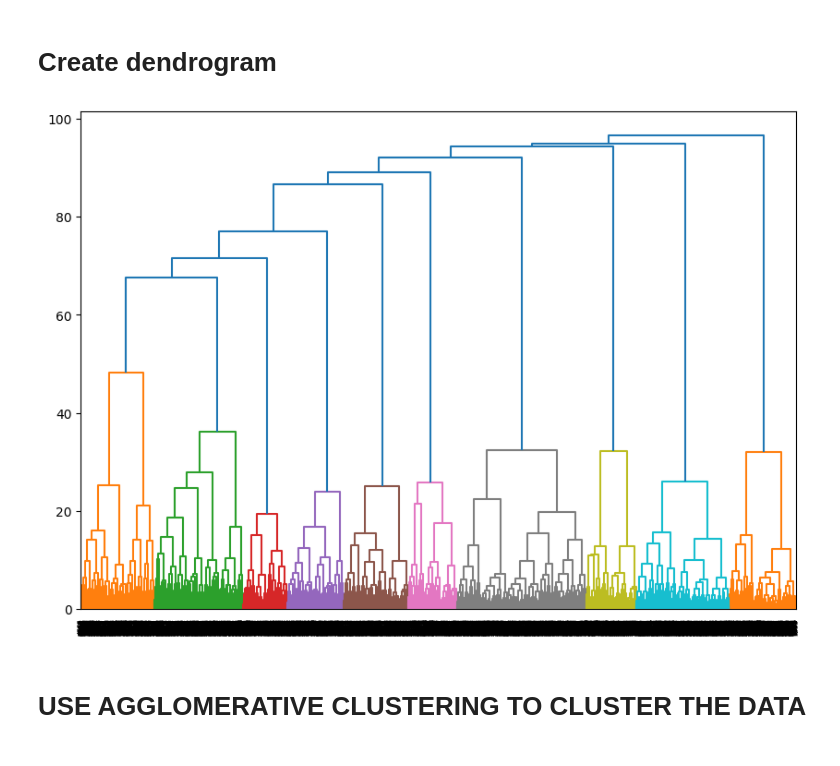
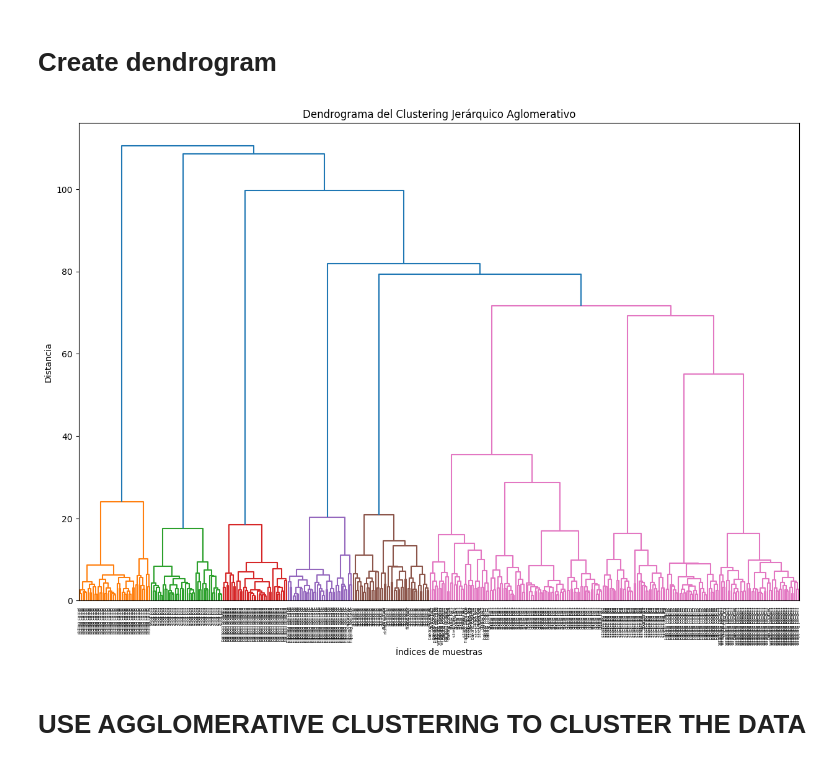
Before and after one commit to Fabrizzio20k/5TH-SEMESTER-CODE, a Jupyter notebook: MACHINE LEARNING/PROYECTO_3/project.ipynb, the cells around one changed output. Cells and saved outputs as stored; diff of their text form; code cells hidden in the pictures.

```diff
--- a/MACHINE LEARNING/PROYECTO_3/project.ipynb
+++ b/MACHINE LEARNING/PROYECTO_3/project.ipynb
@@ -342,15 +361,20 @@ Adjusted Rand Index: 0.8341043435627986
 # %%
 # create dendrogram
 from scipy.cluster.hierarchy import dendrogram, linkage
 from matplotlib import pyplot as plt
 
-linked = linkage(X_train_reducido, 'ward')
+# Aplicar clustering jerárquico y crear el dendrograma
+Z = linkage(X_val_reducido, method='ward')
 
-plt.figure(figsize=(10, 7))
-dendrogram(linked, orientation='top', distance_sort='descending', show_leaf_counts=True)
+# Crear el dendrograma
+plt.figure(figsize=(15, 10))
+dendrogram(Z, labels=le.inverse_transform(y_val))
+plt.title("Dendrograma del Clustering Jerárquico Aglomerativo")
+plt.xlabel("Índices de muestras")
+plt.ylabel("Distancia")
 plt.show()
 # %% [output]
-[figure, old version]
+[figure, new version]
 # %% [markdown]
 # USE AGGLOMERATIVE CLUSTERING TO CLUSTER THE DATA
 # %%
```
Also changed, not shown: parts of 4 cells of this notebook.
